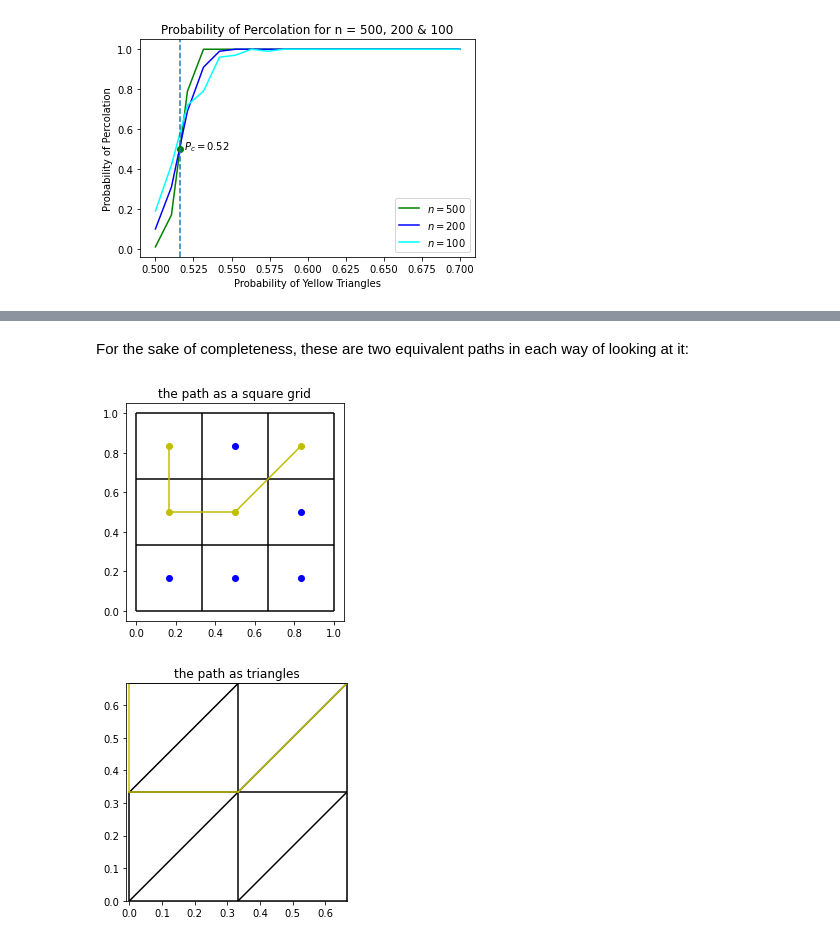
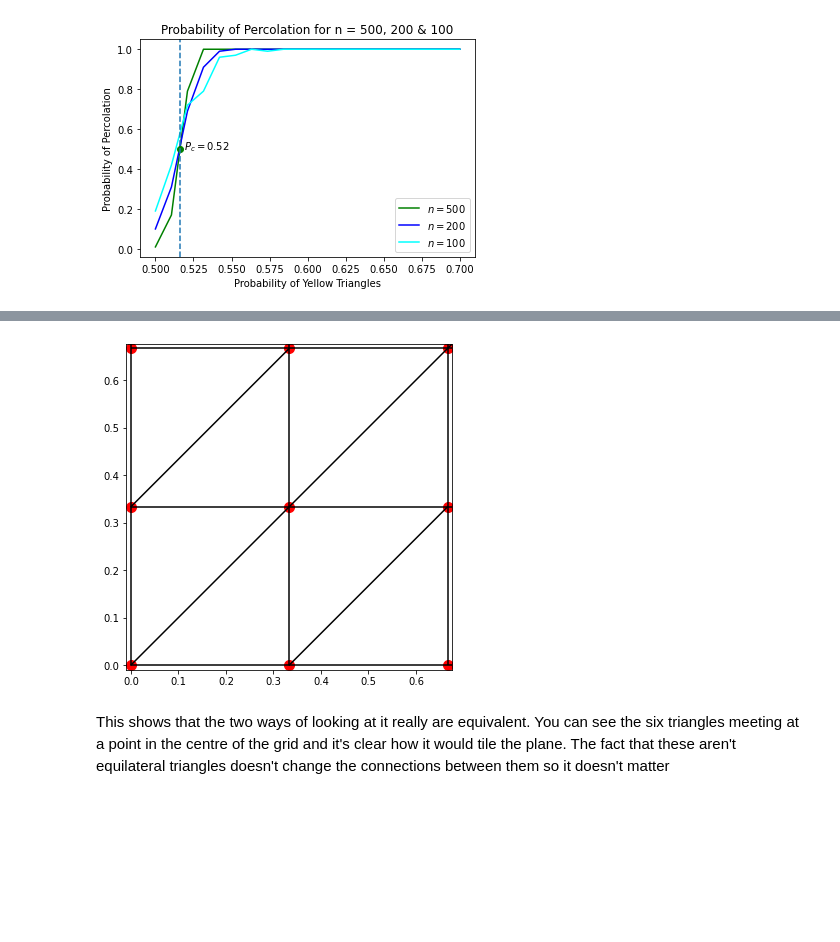
Before and after one commit to j4cobgarby/Percolation, a Jupyter notebook: Percolation Group 1 Edited.ipynb, the cells around one changed output, grey strips where cells are left out. Saved outputs shown, nothing was run; the diff lists cells and outputs as text; code cells hidden in the pictures; blank space fills up the shorter version.

```diff
--- a/Percolation Group 1 Edited.ipynb
+++ b/Percolation Group 1 Edited.ipynb
@@ -1038,67 +966,6 @@ plt.show()
-# %% [markdown]
-For the sake of completeness, these are two equivalent paths in each way of looking at it:
-# %%
-plt.figure()
-
-x_y = [1/6,1/6,1/2,5/6]
-y_y = [5/6,1/2,1/2,5/6]
-x_b = [1/6,1/2,1/2,5/6,5/6]
-y_b = [1/6,5/6,1/6,1/6,1/2]
-
-
-plt.hlines(y=0,xmin=0,xmax=1,color='k')
-plt.hlines(y=1/3,xmin=0,xmax=1,color='k')
-plt.hlines(y=2/3,xmin=0,xmax=1,color='k')
-plt.hlines(y=1,xmin=0,xmax=1,color='k')
-plt.vlines(x=0,ymin=0,ymax=1,color='k')
-plt.vlines(x=1/3,ymin=0,ymax=1,color='k')
-plt.vlines(x=2/3,ymin=0,ymax=1,color='k')
-plt.vlines(x=1,ymin=0,ymax=1,color='k')
-plt.plot([1/6,1/6],[5/6,1/2], 'y')
-plt.plot([1/6,1/2],[1/2,1/2],'y')
-plt.plot([1/2,5/6],[1/2,5/6],'y')
-plt.scatter(x_y,y_y,color='y')
-plt.scatter(x_b,y_b,color='b')
-plt.gca().set_aspect('equal')
-plt.title('the path as a square grid')
-plt.plot()
-
-
-
-
-plt.figure()
-plt.hlines(y=0,xmin=0,xmax=1,color='k')
-plt.hlines(y=1/3,xmin=0,xmax=1,color='k')
-plt.hlines(y=2/3,xmin=0,xmax=1,color='k')
-plt.hlines(y=1,xmin=0,xmax=1,color='k')
-
-xvals = [0,1/3,2/3]
-y1 = [xvals[0] for x in range(3)]
-y2 = [xvals[1] for x in range(3)]
-y3 = [xvals[2] for x in range(3)]
-
-
-#diagonal this way /
-plt.plot([0,1],[0,1],'k')
-plt.plot([1/3,1],[0,2/3],'k')
-plt.plot([2/3,1],[0,1/3],'k')
-plt.plot([0,2/3],[1/3,1],'k')
-plt.plot([0,1/3],[2/3,1],'k')
-
-
-plt.plot([0,0],[1/3,0],'k')
-plt.vlines(x=1/3,ymin=0,ymax=1,color='k')
-plt.vlines(x=2/3,ymin=0,ymax=1,color='k')
-plt.vlines(x=1,ymin=0,ymax=1,color='k')
-
-plt.plot([0,0],[2/3,1/3],'y')
-plt.plot([0,1/3],[1/3,1/3],'y')
-plt.plot([1/3,2/3],[1/3,2/3],'y')
-plt.gca().set_aspect('equal')
-plt.xlim(-0.01,2/3)
-plt.ylim(0,2/3)
-plt.title('the path as triangles')
-plt.show()
-# %% [output]
-[figure, removed]
-[figure, removed]
+# %%
+sqgrid('k','r',True)
+# %% [output]
+[figure, added]
+# %% [markdown]
+This shows that the two ways of looking at it really are equivalent. You can see the six triangles meeting at a point in the centre of the grid and it's clear how it would tile the plane. The fact that these aren't equilateral triangles doesn't change the connections between them so it doesn't matter
```
Also changed, not shown: parts of 8 cells of this notebook.
